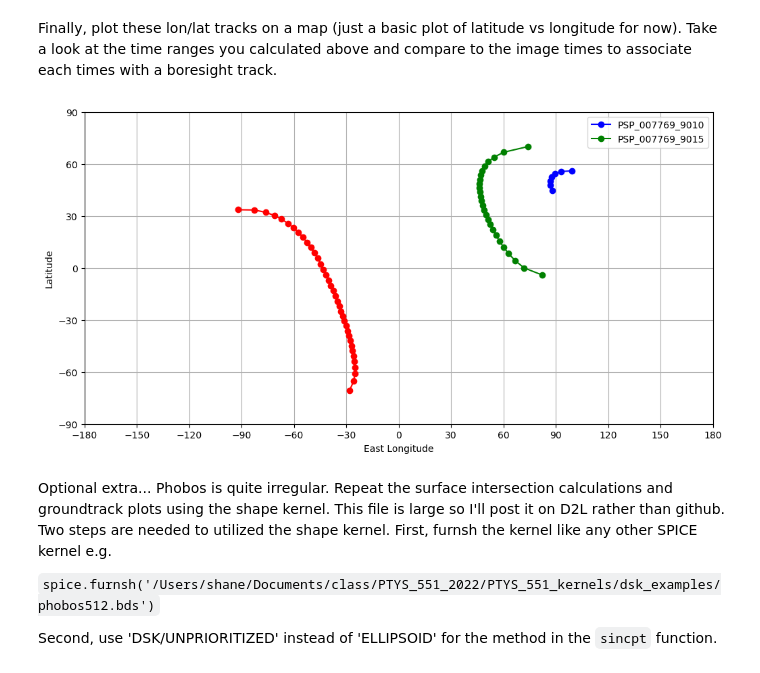
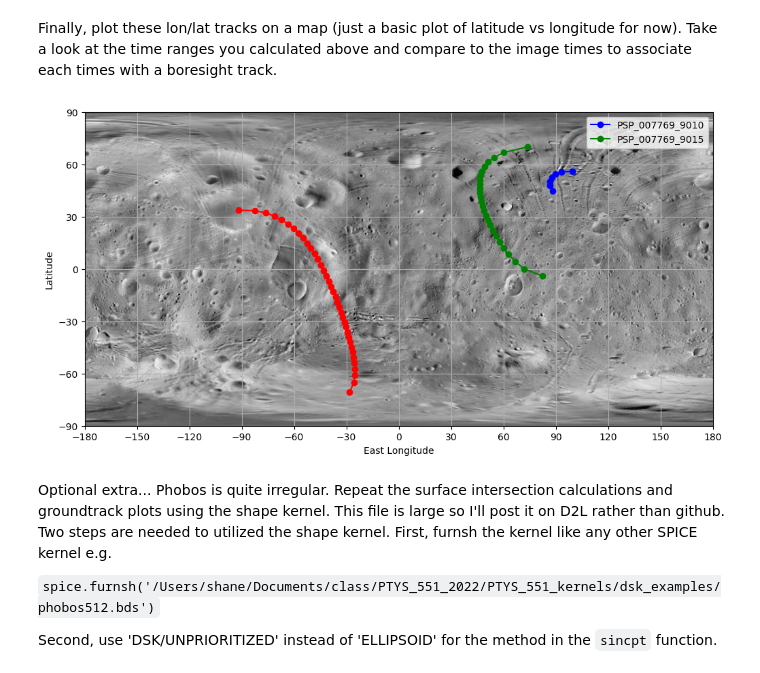
Before and after one commit to shanebyrneonmars/PTYS551_2024, a Jupyter notebook: LAB1/PTYS_551_SPICE_example3_HiRISE_Phobos.ipynb, the cells around one changed output. Cells and saved outputs as stored; diff of their text form; code cells hidden in the pictures.

Commit message:
add image to exercise 3

```diff
--- a/LAB1/PTYS_551_SPICE_example3_HiRISE_Phobos.ipynb
+++ b/LAB1/PTYS_551_SPICE_example3_HiRISE_Phobos.ipynb
@@ -87,21 +87,24 @@ for i in range(0,spice.wncard(ww)):
 # %% [markdown]
 Finally, plot these lon/lat tracks on a map (just a basic plot of latitude vs longitude for now). Take a look at the time ranges you calculated above and compare to the image times to associate each times with a boresight track.
 # %%
+bg = plt.imread('phobos_viking_mosaic_dlrcontrol_1024.jpg')
+
 plt.figure(figsize=(12, 6))
 plt.plot(tracks[0,0,:], tracks[0,1,:], marker='o', linestyle='-', color='b',label='PSP_007769_9010')
 plt.plot(tracks[1,0,:], tracks[1,1,:], marker='o', linestyle='-', color='r')
 plt.plot(tracks[2,0,:], tracks[2,1,:], marker='o', linestyle='-', color='g',label='PSP_007769_9015')
 plt.xlabel('East Longitude')
 plt.ylabel('Latitude')
 plt.grid(True)
 plt.xlim([-180,180])
 plt.ylim([-90,90])
 plt.xticks(np.arange(-180, 181, 30))
 plt.yticks(np.arange(-90, 91, 30))
 plt.legend()
+plt.imshow(bg, extent=[-180,180, -90,90],cmap='gray')
 plt.show()
 # %% [output]
-[figure, old version]
+[figure, new version]
 # %% [markdown]
 Optional extra... Phobos is quite irregular. Repeat the surface intersection calculations and groundtrack plots using the shape kernel. This file is large so I'll post it on D2L rather than github. Two steps are needed to utilized the shape kernel. First, furnsh the kernel like any other SPICE kernel e.g.
 
```
Also changed, not shown: parts of 2 cells of this notebook, 1 other file.
